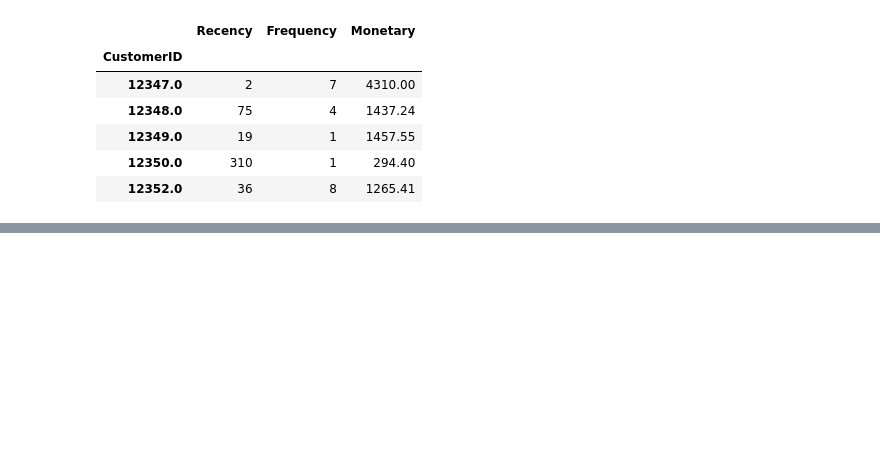
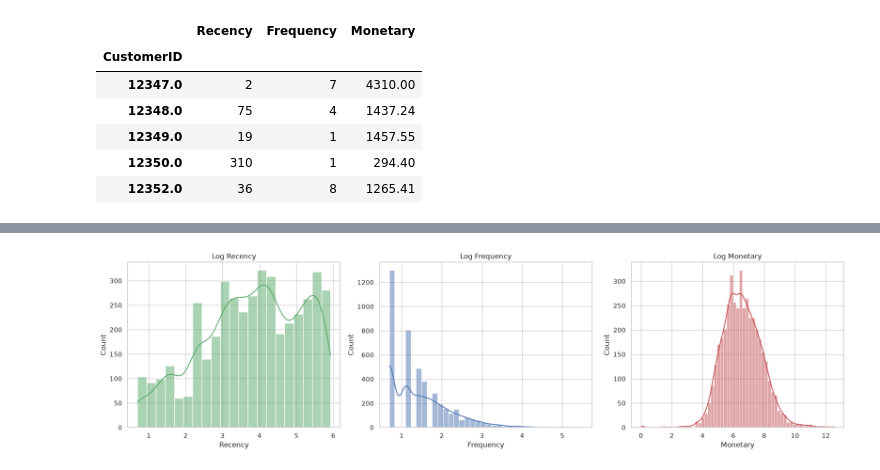
Before and after one commit to ranejeb/E-Commerce-Data-study, a Jupyter notebook: notebooks/rfm_analysis.ipynb, the cells around one changed output, grey strips where cells are left out. Cells and saved outputs as stored; diff of their text form; code cells hidden in the pictures; blank space fills up the shorter version.

```diff
--- a/notebooks/rfm_analysis.ipynb
+++ b/notebooks/rfm_analysis.ipynb
@@ -99,0 +125,13 @@ rfm.head()
+# %%
+import numpy as np
+
+rfm_log = np.log1p(rfm)
+
+fig, axes = plt.subplots(1, 3, figsize=(18, 5))
+sns.histplot(rfm_log['Recency'], kde=True, ax=axes[0], color='g').set_title('Log Recency')
+sns.histplot(rfm_log['Frequency'], kde=True, ax=axes[1], color='b').set_title('Log Frequency')
+sns.histplot(rfm_log['Monetary'], kde=True, ax=axes[2], color='r').set_title('Log Monetary')
+plt.tight_layout()
+plt.show()
+# %% [output]
+[figure, added]
```
Also changed, not shown: parts of 10 cells of this notebook.
